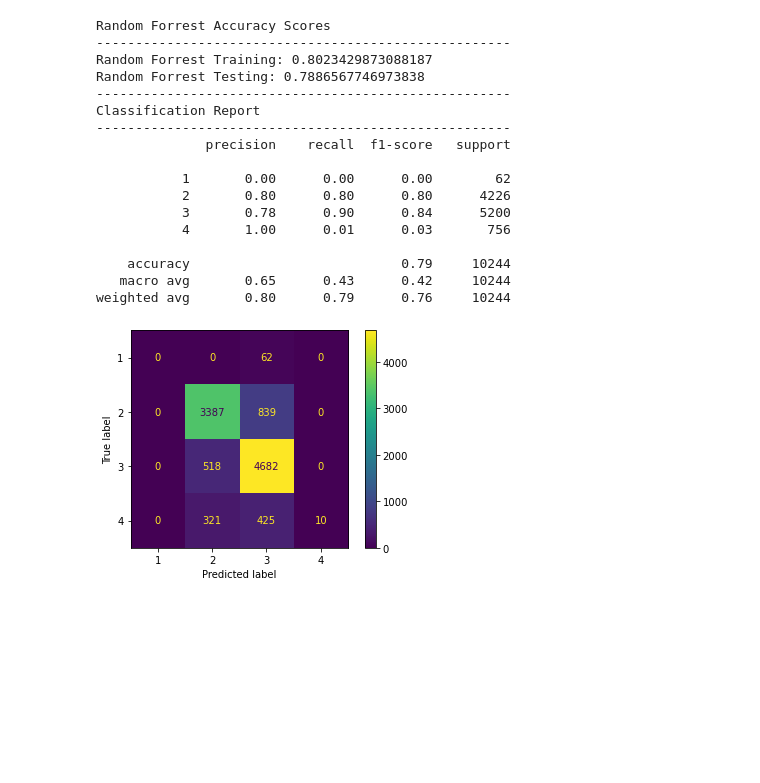
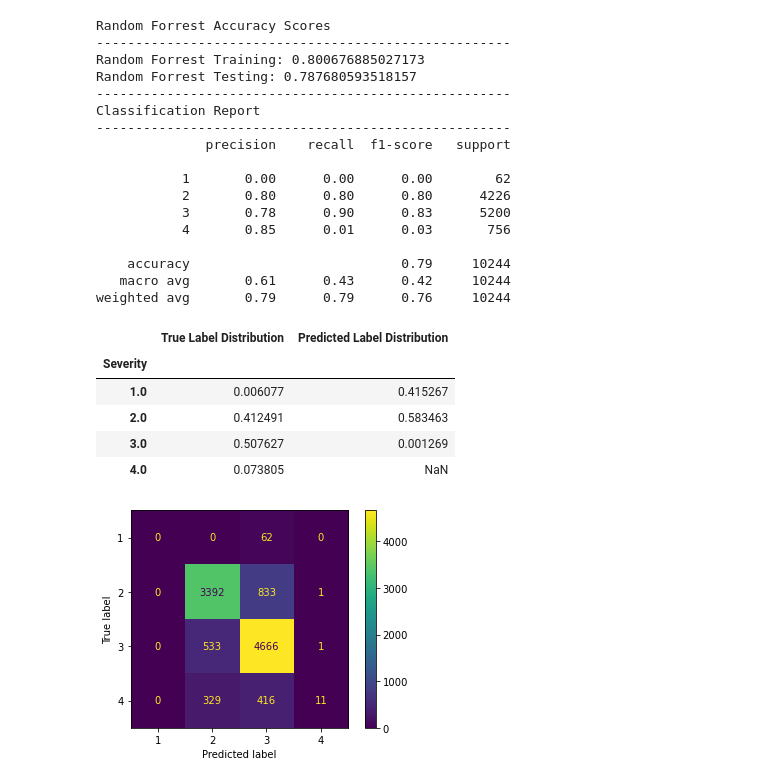
Before and after one commit to jeffreyfloyd/DST-and-traffic-implications, a Jupyter notebook: code/modeling.ipynb, the cells around one changed output. Cells and saved outputs as stored; diff of their text form; code cells hidden in the pictures; blank space fills up the shorter version.

```diff
--- a/code/modeling.ipynb
+++ b/code/modeling.ipynb
@@ -158,26 +163,33 @@ tree_coefs[tree_coefs['coefficient'] > 0][:15].sort_values(by='coefficient', asc
 # %%
 forrest = RandomForestClassifier(max_depth=10)
 forrest.fit(X_train,y_train)
 forrest_preds = forrest.predict(X_test)
-print_scores('Random Forrest', forrest, X_train, y_train, X_test, y_test, forrest_preds);
+print_scores('Random Forrest', forrest, X_train, y_train, X_test, y_test, forrest_preds)
+compare_preds(y,forrest_preds)
 # %% [output]
 Random Forrest Accuracy Scores
 -----------------------------------------------------
-Random Forrest Training: 0.8023429873088187
-Random Forrest Testing: 0.7886567746973838
+Random Forrest Training: 0.800676885027173
+Random Forrest Testing: 0.787680593518157
 -----------------------------------------------------
 Classification Report
 -----------------------------------------------------
               precision    recall  f1-score   support
 
            1       0.00      0.00      0.00        62
            2       0.80      0.80      0.80      4226
-           3       0.78      0.90      0.84      5200
-           4       1.00      0.01      0.03       756
+           3       0.78      0.90      0.83      5200
+           4       0.85      0.01      0.03       756
 
     accuracy                           0.79     10244
-   macro avg       0.65      0.43      0.42     10244
-weighted avg       0.80      0.79      0.76     10244
+   macro avg       0.61      0.43      0.42     10244
+weighted avg       0.79      0.79      0.76     10244
+|  | True Label Distribution | Predicted Label Distribution |
+| Severity |  |  |
+| 1.0 | 0.006077 | 0.415267 |
+| 2.0 | 0.412491 | 0.583463 |
+| 3.0 | 0.507627 | 0.001269 |
+| 4.0 | 0.073805 | NaN |
 [figure]
 # %%
 bag = BaggingClassifier(bootstrap_features=True)
```
Also changed, not shown: parts of 20 cells of this notebook, 9 other files.
